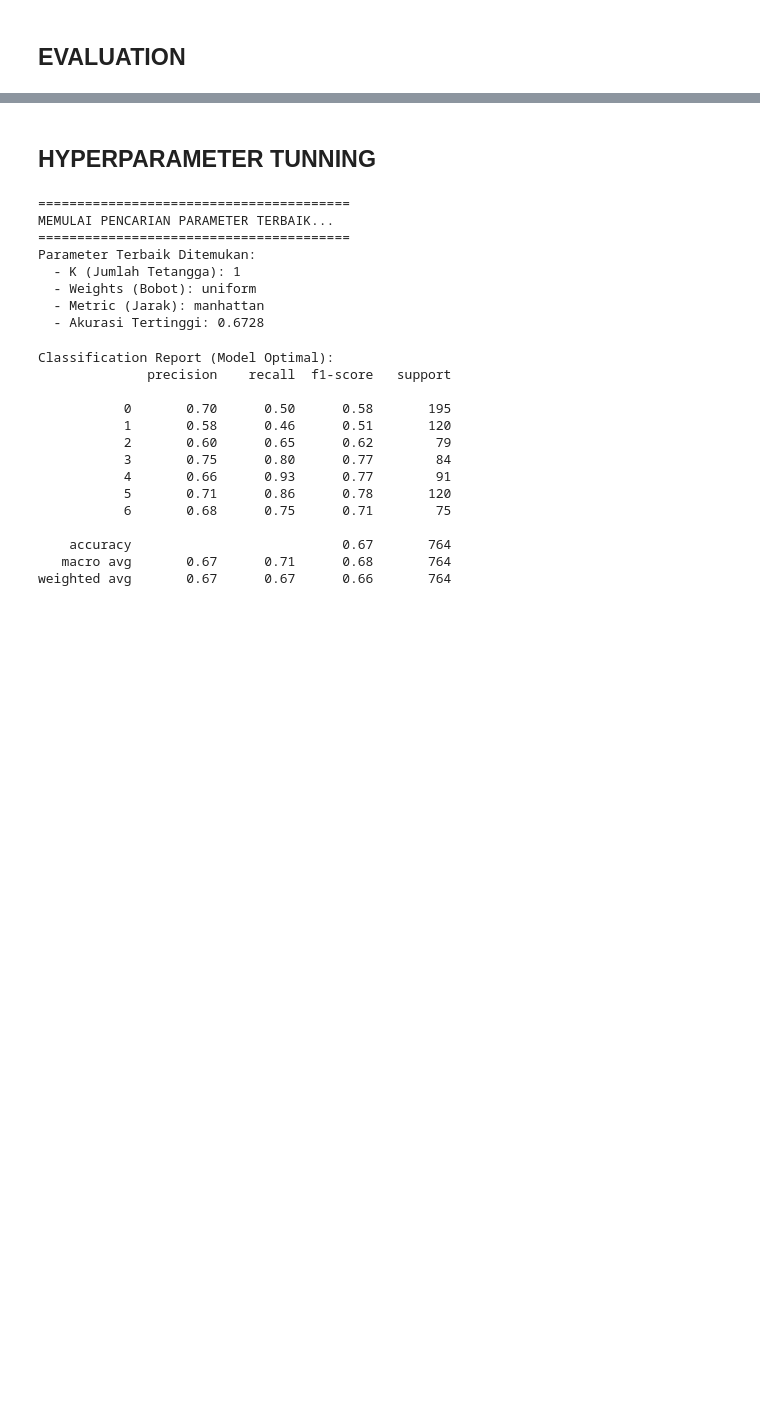
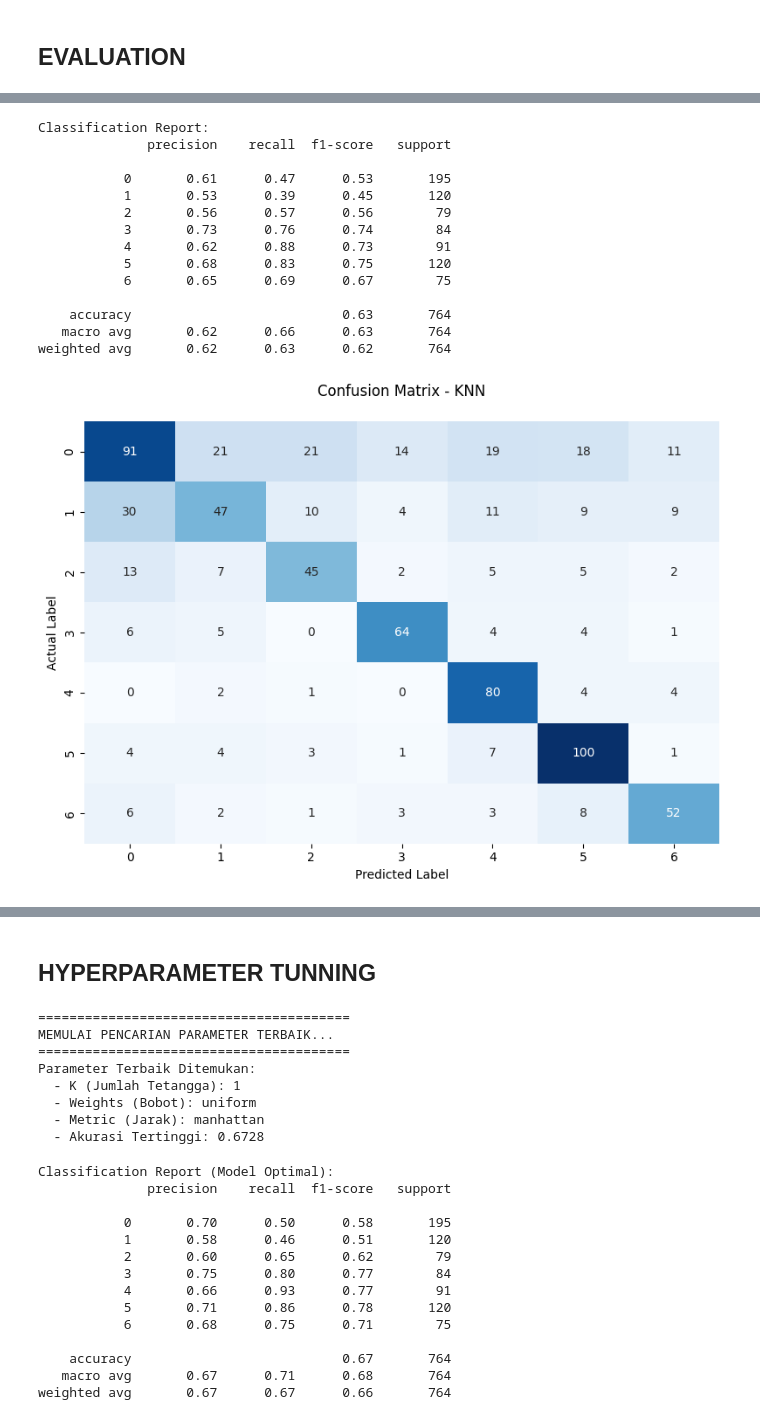
Before and after one commit to ratuanfajar/Tugas-Besar-Machine-Learning, a Jupyter notebook: notebook/skenario1-AF.ipynb, the cells around one changed output, grey strips where cells are left out. Drawn from its saved outputs; the diff is of its cells as text; code cells hidden in the pictures; blank space fills up the shorter version.

```diff
--- a/notebook/skenario1-AF.ipynb
+++ b/notebook/skenario1-AF.ipynb
@@ -320,5 +403,21 @@ Best K: 1, Best Metric: euclidean, Best Weights: distance dengan akurasi: 0.6270
 # %%
 # Training
-knn_final = KNeighborsClassifier(n_neighbors=best_k, weights=best_weights, metric=best_metric)
+start_train = time.time()
+
+knn_final = KNeighborsClassifier(
+    n_neighbors=best_k,
+    weights=best_weights,
+    metric=best_metric
+)
 knn_final.fit(X_train_final, y_train)
-y_pred = knn_final.predict(X_val_final)
+
+train_time = time.time() - start_train
+y_train_pred = knn_final.predict(X_train_final)
+
+train_acc = accuracy_score(y_train, y_train_pred)
+train_f1_macro = f1_score(y_train, y_train_pred, average='macro')
+
+print("===== TRAINING PERFORMANCE =====")
+print(f"Training Time: {train_time:.2f} detik")
+print(f"Training Accuracy: {train_acc * 100:.2f}%")
+print(f"Training Macro F1: {train_f1_macro * 100:.2f}%")
@@ -354,0 +449,39 @@ weighted avg       0.62      0.63      0.62       764
+# %%
+print("\nClassification Report:")
+print(classification_report(y_val, y_pred))
+
+cm = confusion_matrix(y_val, y_pred)
+
+plt.figure(figsize=(8, 6))
+sns.heatmap(
+    cm,
+    annot=True,
+    fmt='d',
+    cmap='Blues',
+    cbar=False
+)
+
+plt.title(
+    f'Confusion Matrix - KNN\n',
+    fontsize=12
+)
+plt.xlabel('Predicted Label')
+plt.ylabel('Actual Label')
+plt.tight_layout()
+plt.show()
+# %% [output]
+Classification Report:
+              precision    recall  f1-score   support
+
+           0       0.61      0.47      0.53       195
+           1       0.53      0.39      0.45       120
+           2       0.56      0.57      0.56        79
+           3       0.73      0.76      0.74        84
+           4       0.62      0.88      0.73        91
+           5       0.68      0.83      0.75       120
+           6       0.65      0.69      0.67        75
+
+    accuracy                           0.63       764
+   macro avg       0.62      0.66      0.63       764
+weighted avg       0.62      0.63      0.62       764
+[figure, added]
```
Also changed, not shown: parts of 5 cells of this notebook, 5 other files.
